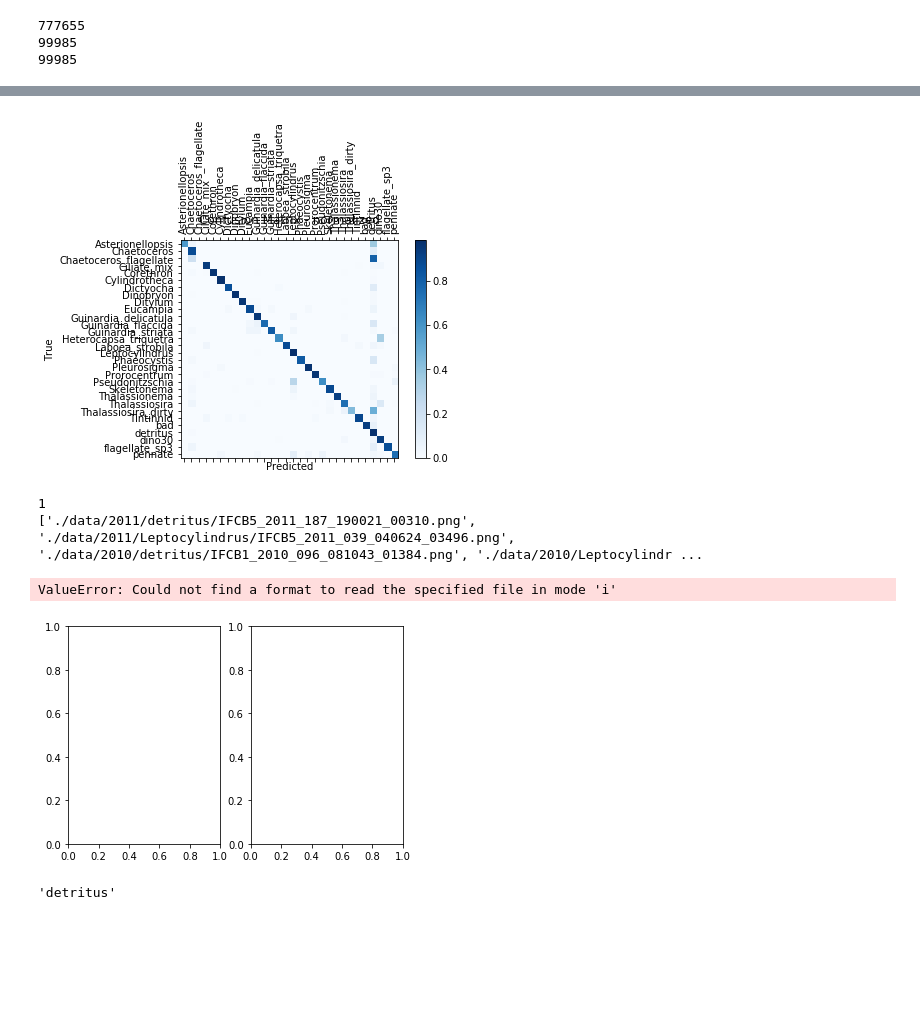
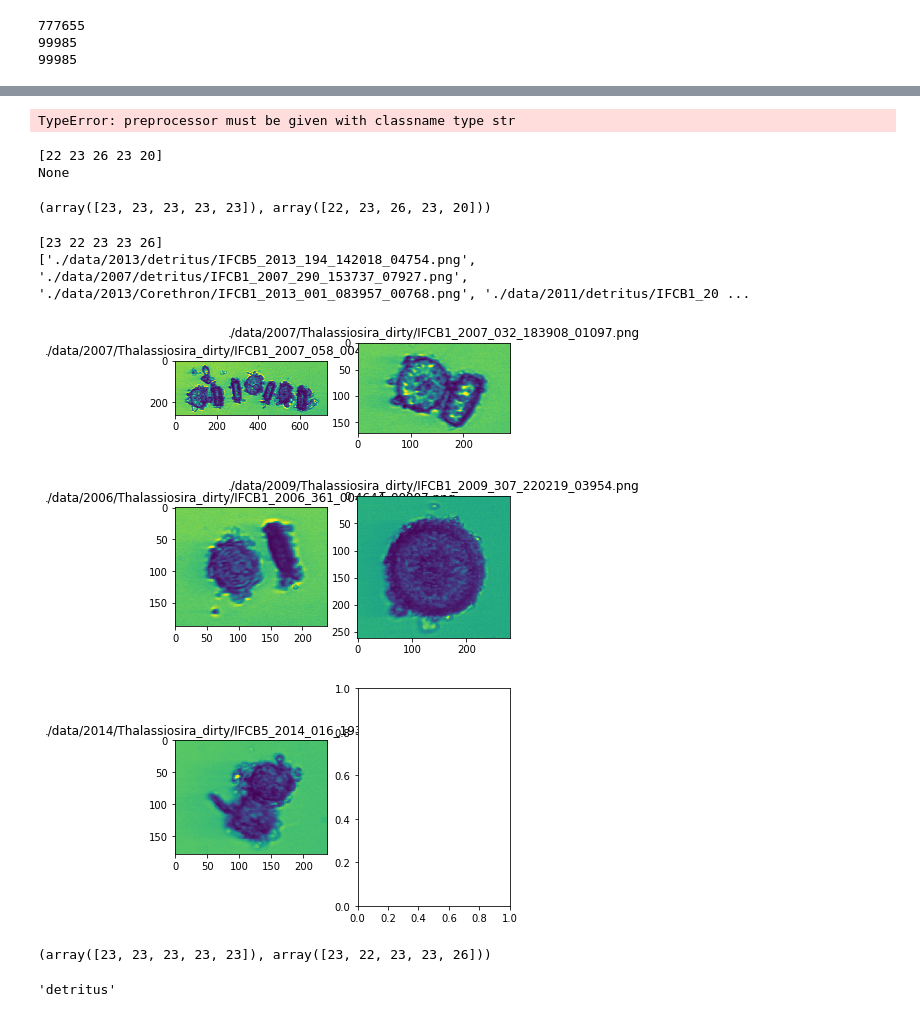
Before and after one commit to Saadmaghani/urfp-hab-plankton, a Jupyter notebook: main.ipynb, the cells around one changed output, grey strips where cells are left out. Cells and saved outputs as stored; diff of their text form; code cells hidden in the pictures; blank space fills up the shorter version.

Commit message:
need to show target vs predicted images

```diff
--- a/main.ipynb
+++ b/main.ipynb
@@ -94,4 +84,0 @@ allM.plot_CM(preprocessor= pp)
-# %%
-testM.plot_CM(pp)
-# %% [output]
-[figure, removed]
@@ -104,10 +85,22 @@ f.close()
+# %%
+testM.sample(5, classname="Thalassiosira_dirty")
+# %% [output]
+TypeError: preprocessor must be given with classname type str
+# %%
+testM.sample(5, classname="Thalassiosira_dirty", preprocessor=pp)
+# %% [output]
+[22 23 26 23 20]
+None
+(array([23, 23, 23, 23, 23]), array([22, 23, 26, 23, 20]))
 # %%
-testM.sample(5, fname = testFnames, classname="Chaetoceros_flagellate", preprocessor = pp)
+testM.sample(5, fname=testFnames, classname="Thalassiosira_dirty", preprocessor=pp)
 # %% [output]
-1
-['./data/2011/detritus/IFCB5_2011_187_190021_00310.png', './data/2011/Leptocylindrus/IFCB5_2011_039_040624_03496.png', './data/2010/detritus/IFCB1_2010_096_081043_01384.png', './data/2010/Leptocylindr ...
+[23 22 23 23 26]
+['./data/2013/detritus/IFCB5_2013_194_142018_04754.png', './data/2007/detritus/IFCB1_2007_290_153737_07927.png', './data/2013/Corethron/IFCB1_2013_001_083957_00768.png', './data/2011/detritus/IFCB1_20 ...
+[figure, new version]
+[figure, added]
+[figure, added]
-ValueError: Could not find a format to read the specified file in mode 'i'
+(array([23, 23, 23, 23, 23]), array([23, 22, 23, 23, 26]))
-[figure, old version]
 # %%
 testM.sample_diff(5, classname="Thalassiosira_dirty", preprocessor = pp)
 # %%
```
Also changed, not shown: parts of 8 cells of this notebook, 1 other file.
